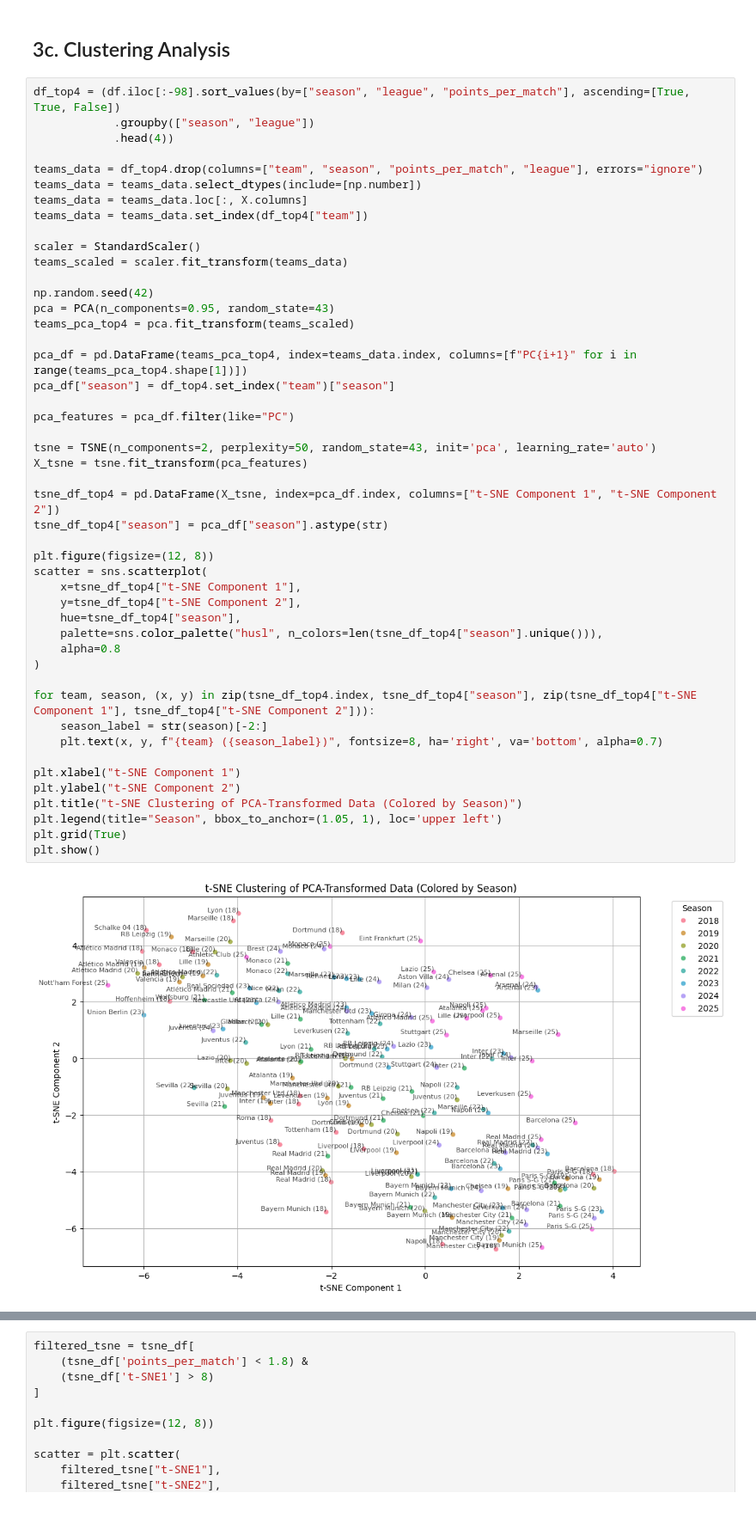
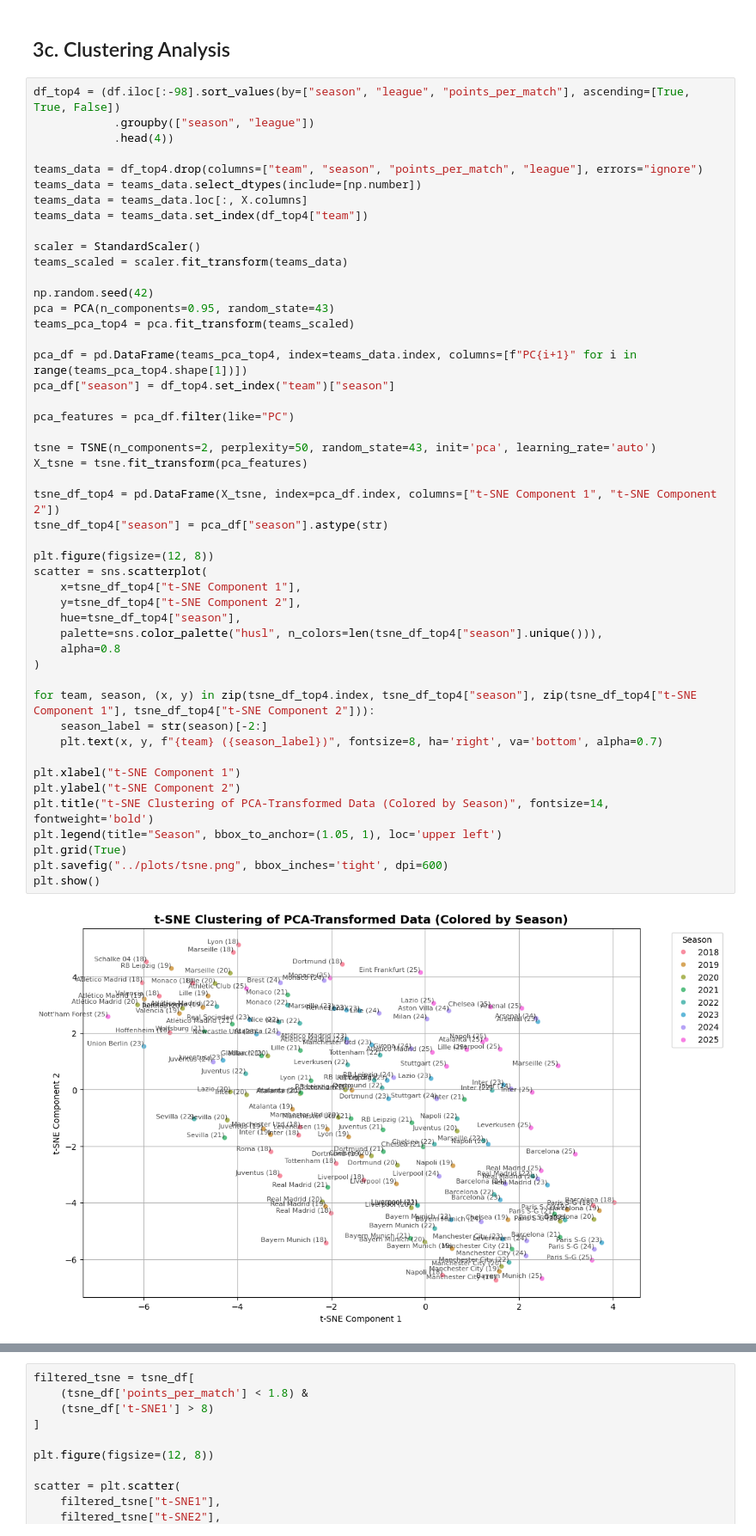
Before and after one commit to Football-Investigations/ThePepEffect, a Jupyter notebook: analysis/ThePepEffect.ipynb, the cells around one changed output, grey strips where cells are left out. Shown at 86% size. Cells and saved outputs as stored; diff of their text form; blank space fills up the shorter version.

Commit message:
format tsne chart

```diff
--- a/analysis/ThePepEffect.ipynb
+++ b/analysis/ThePepEffect.ipynb
@@ -222,35 +222,36 @@ teams_pca_top4 = pca.fit_transform(teams_scaled)
 pca_df = pd.DataFrame(teams_pca_top4, index=teams_data.index, columns=[f"PC{i+1}" for i in range(teams_pca_top4.shape[1])])
 pca_df["season"] = df_top4.set_index("team")["season"]
 
 pca_features = pca_df.filter(like="PC")
 
 tsne = TSNE(n_components=2, perplexity=50, random_state=43, init='pca', learning_rate='auto')
 X_tsne = tsne.fit_transform(pca_features)
 
 tsne_df_top4 = pd.DataFrame(X_tsne, index=pca_df.index, columns=["t-SNE Component 1", "t-SNE Component 2"])
 tsne_df_top4["season"] = pca_df["season"].astype(str)
 
 plt.figure(figsize=(12, 8))
 scatter = sns.scatterplot(
     x=tsne_df_top4["t-SNE Component 1"],
     y=tsne_df_top4["t-SNE Component 2"],
     hue=tsne_df_top4["season"],
     palette=sns.color_palette("husl", n_colors=len(tsne_df_top4["season"].unique())),
     alpha=0.8
 )
 
 for team, season, (x, y) in zip(tsne_df_top4.index, tsne_df_top4["season"], zip(tsne_df_top4["t-SNE Component 1"], tsne_df_top4["t-SNE Component 2"])):
     season_label = str(season)[-2:]
     plt.text(x, y, f"{team} ({season_label})", fontsize=8, ha='right', va='bottom', alpha=0.7)
 
 plt.xlabel("t-SNE Component 1")
 plt.ylabel("t-SNE Component 2")
-plt.title("t-SNE Clustering of PCA-Transformed Data (Colored by Season)")
+plt.title("t-SNE Clustering of PCA-Transformed Data (Colored by Season)", fontsize=14, fontweight='bold')
 plt.legend(title="Season", bbox_to_anchor=(1.05, 1), loc='upper left')
 plt.grid(True)
+plt.savefig("../plots/tsne.png", bbox_inches='tight', dpi=600)
 plt.show()
 # %% [output]
-[figure, old version]
+[figure, new version]
 # %%
 teams_data_all = df_filtered.drop(columns=["team", "season", "points_per_match", "league"], errors="ignore")
 teams_data_all = teams_data_all.select_dtypes(include=[np.number])
```
Also changed, not shown: parts of 1 cell of this notebook, 2 other files.
